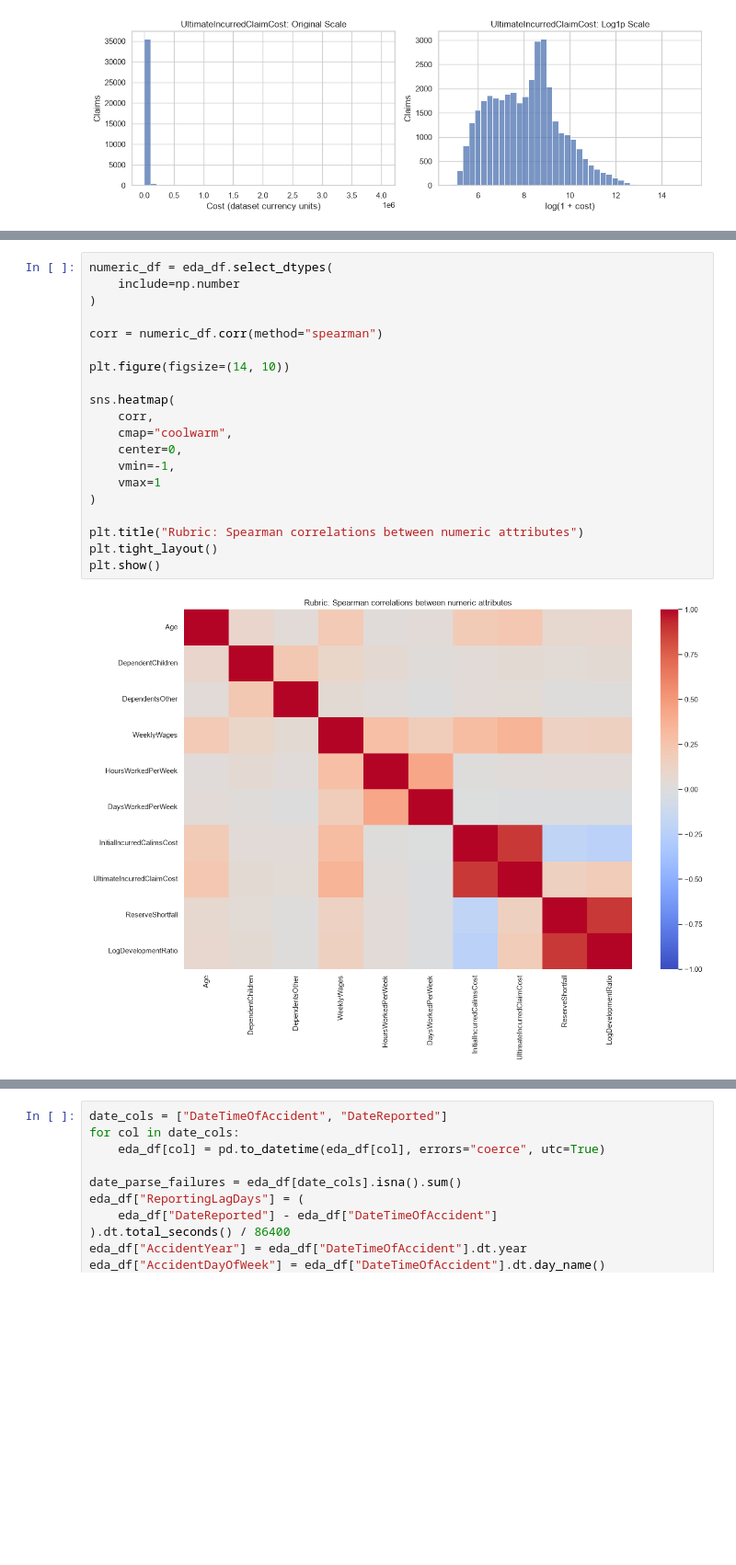
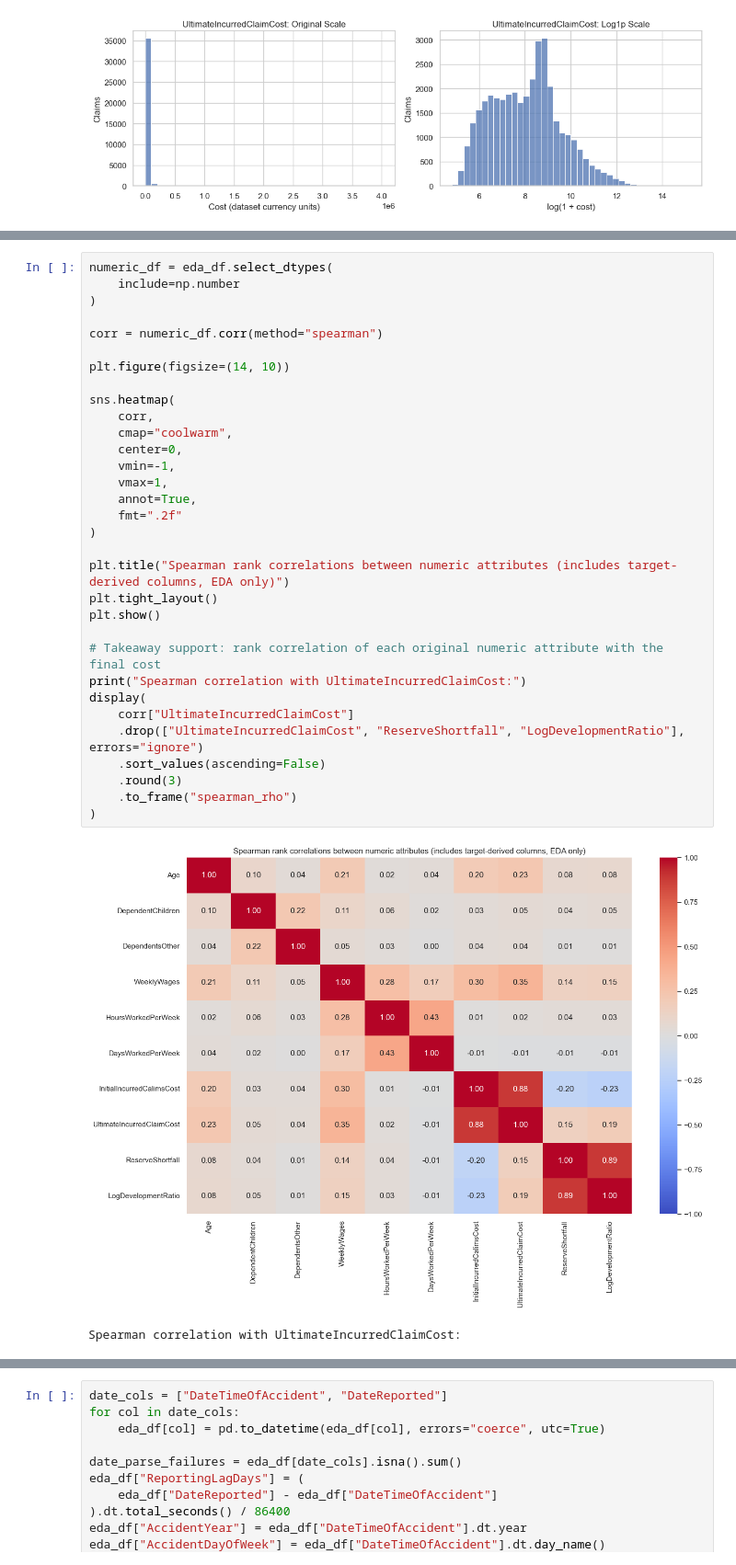
Before and after one commit to coredium98/insy674-group-project, a Jupyter notebook: notebooks/01_explore_data.ipynb, the cells around one changed output, grey strips where cells are left out. Shown at 92% size. Saved outputs shown, nothing was run; the diff lists cells and outputs as text; blank space fills up the shorter version.

```diff
--- a/notebooks/01_explore_data.ipynb
+++ b/notebooks/01_explore_data.ipynb
@@ -455,22 +414,35 @@ plt.show()
 # %%
 numeric_df = eda_df.select_dtypes(
     include=np.number
 )
 
 corr = numeric_df.corr(method="spearman")
 
 plt.figure(figsize=(14, 10))
 
 sns.heatmap(
     corr,
     cmap="coolwarm",
     center=0,
     vmin=-1,
-    vmax=1
+    vmax=1,
+    annot=True,
+    fmt=".2f"
 )
 
-plt.title("Rubric: Spearman correlations between numeric attributes")
+plt.title("Spearman rank correlations between numeric attributes (includes target-derived columns, EDA only)")
 plt.tight_layout()
 plt.show()
+
+# Takeaway support: rank correlation of each original numeric attribute with the final cost
+print("Spearman correlation with UltimateIncurredClaimCost:")
+display(
+    corr["UltimateIncurredClaimCost"]
+    .drop(["UltimateIncurredClaimCost", "ReserveShortfall", "LogDevelopmentRatio"], errors="ignore")
+    .sort_values(ascending=False)
+    .round(3)
+    .to_frame("spearman_rho")
+)
 # %% [output]
-[figure, old version]
+[figure, new version]
+Spearman correlation with UltimateIncurredClaimCost:
```
Also changed, not shown: parts of 13 cells of this notebook, 6 other files.
